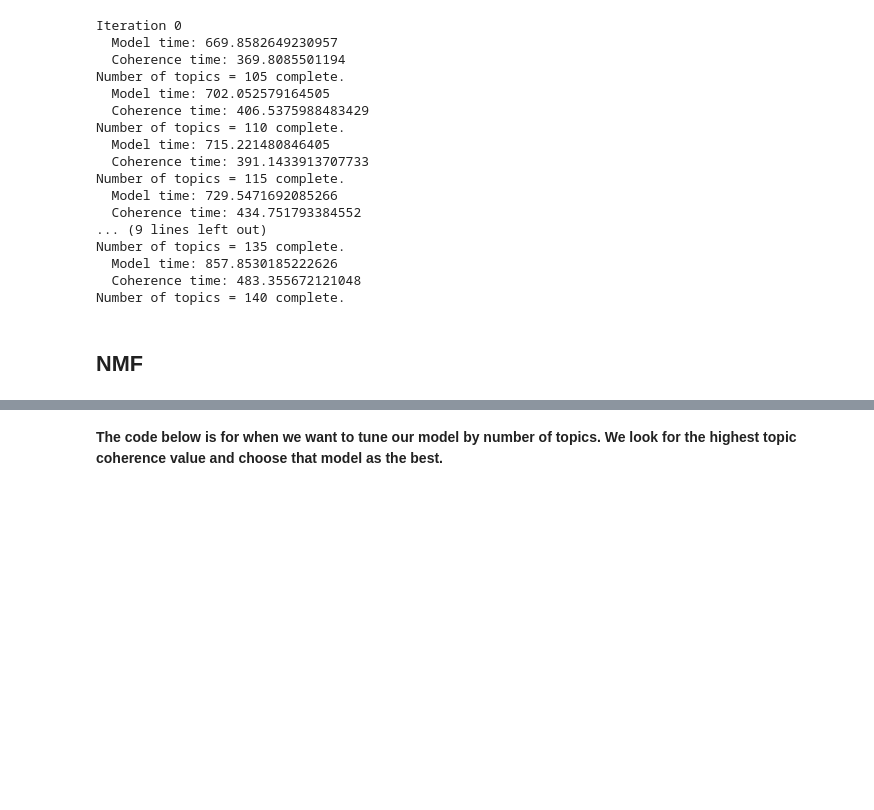
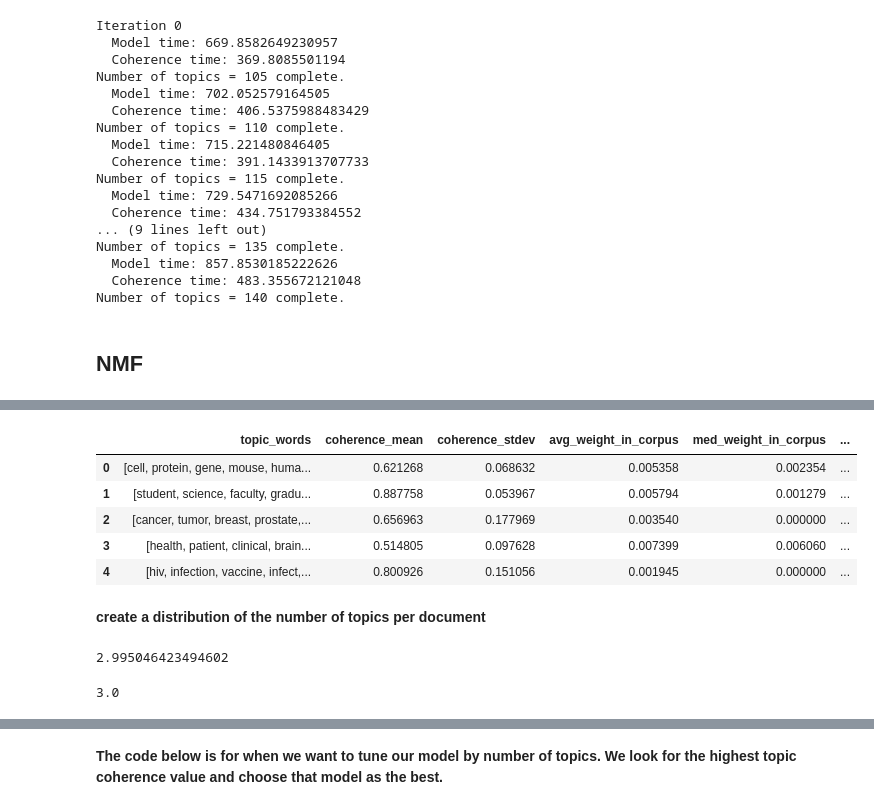
Before and after one commit to DSPG-Young-Scholars-Program/dspg20RnD, a Jupyter notebook: src/emerging_topics/topic_model_tuning/topic_models.ipynb, the cells around one changed output, grey strips where cells are left out. Drawn from its saved outputs; the diff is of its cells as text; code cells hidden in the pictures; blank space fills up the shorter version.

```diff
--- a/src/emerging_topics/topic_model_tuning/topic_models.ipynb
+++ b/src/emerging_topics/topic_model_tuning/topic_models.ipynb
@@ -289,0 +296,20 @@ Topic 0:
+# %%
+nmf_output["num_docs_containing_topic"] = doc_topic_bool.sum(axis=0)
+nmf_output["percent_docs_containing_topic"] = 100*(nmf_output["num_docs_containing_topic"]/doc_topic.shape[0])
+# %%
+# find the dominant topic per document
+
+doc_topic_df = pd.DataFrame(data=doc_topic.copy())
+max_topic = doc_topic_df.idxmax(axis=1)
+# %%
+nmf_output["num_times_max_topic"] = max_topic.value_counts()
+nmf_output["percent_times_max_topic"] = 100*(nmf_output["num_times_max_topic"]/doc_topic.shape[0])
+# %%
+nmf_output
+# %% [output]
+|  | topic_words | coherence_mean | coherence_stdev | avg_weight_in_corpus | med_weight_in_corpus | ... |
+| 0 | [cell, protein, gene, mouse, huma... | 0.621268 | 0.068632 | 0.005358 | 0.002354 | ... |
+| 1 | [student, science, faculty, gradu... | 0.887758 | 0.053967 | 0.005794 | 0.001279 | ... |
+| 2 | [cancer, tumor, breast, prostate,... | 0.656963 | 0.177969 | 0.003540 | 0.000000 | ... |
+| 3 | [health, patient, clinical, brain... | 0.514805 | 0.097628 | 0.007399 | 0.006060 | ... |
+| 4 | [hiv, infection, vaccine, infect,... | 0.800926 | 0.151056 | 0.001945 | 0.000000 | ... |
@@ -289,0 +318,2 @@ Topic 0:
+# %% [markdown]
+**create a distribution of the number of topics per document**
@@ -289,0 +322,8 @@ Topic 0:
+# %%
+topics_per_doc.mean()
+# %% [output]
+2.995046423494602
+# %%
+topics_per_doc.median()
+# %% [output]
+3.0
```
Also changed, not shown: parts of 15 cells of this notebook, 2 other files.
